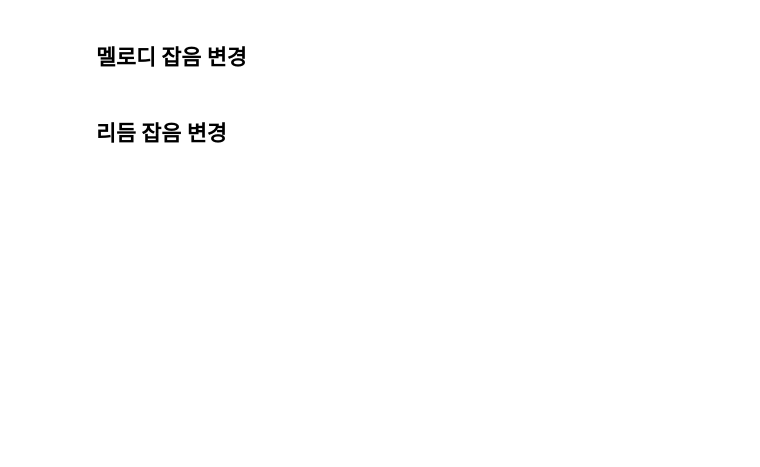
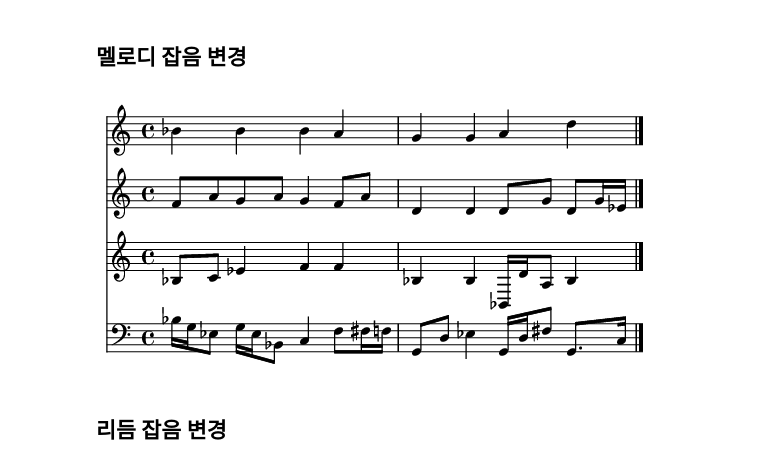
Before and after one commit to rickiepark/Generative_Deep_Learning_2nd_Edition, a Jupyter notebook: notebooks/11_music/02_musegan/musegan.ipynb, the cells around one changed output. Saved outputs shown, nothing was run; the diff lists cells and outputs as text; code cells hidden in the pictures; blank space fills up the shorter version.

```diff
--- a/notebooks/11_music/02_musegan/musegan.ipynb
+++ b/notebooks/11_music/02_musegan/musegan.ipynb
@@ -534,25 +741,27 @@ notes_to_midi(
 # %%
 melody_random_latent_vectors_2 = np.copy(melody_random_latent_vectors)
 melody_random_latent_vectors_2[:, 0, :] = np.random.normal(
     size=(num_scores, Z_DIM)
 )
 
 random_latent_vectors_4 = [
     chords_random_latent_vectors,
     style_random_latent_vectors,
     melody_random_latent_vectors_2,
     groove_random_latent_vectors,
 ]
 generated_music_4 = generator(random_latent_vectors_4)
 generated_music_4 = generated_music_4.numpy()
-draw_score(generated_music_4, 0)
 notes_to_midi(
     generated_music_4,
     N_BARS,
     N_TRACKS,
     N_STEPS_PER_BAR,
     filename="output_midi_melody_changed",
 )
+display(Image(str(draw_score("output_midi_melody_changed", 0).write('lily.png'))))
+# %% [output]
+[figure, added]
 # %% [markdown]
 ## 리듬 잡음 변경
 # %%
```
Also changed, not shown: parts of 16 cells of this notebook.
